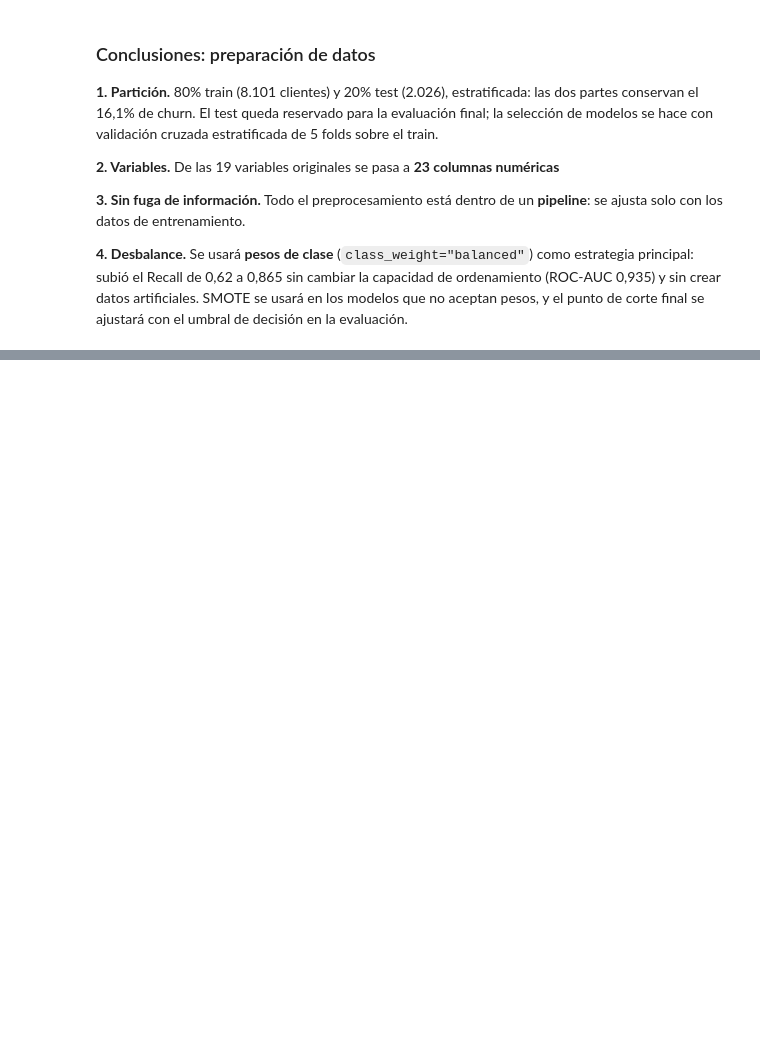
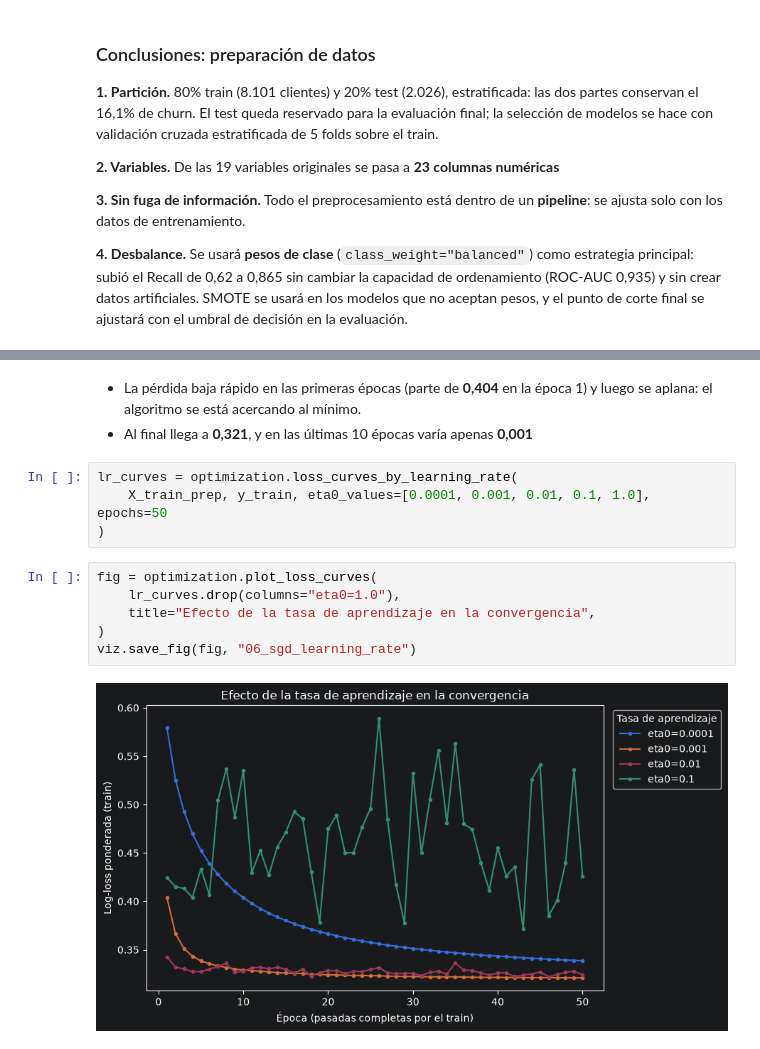
Before and after one commit to crissebasbol/bank_churn_prediction, a Jupyter notebook: notebooks/churn_analysis.ipynb, the cells around one changed output, grey strips where cells are left out. Drawn from its saved outputs; the diff is of its cells as text; blank space fills up the shorter version.

```diff
--- a/notebooks/churn_analysis.ipynb
+++ b/notebooks/churn_analysis.ipynb
@@ -660,0 +691,15 @@ training.format_cv_summary(imbalance_summary)
+# %% [markdown]
+- La pérdida baja rápido en las primeras épocas (parte de **0,404** en la época 1) y luego se aplana: el algoritmo se está acercando al mínimo.
+- Al final llega a **0,321**, y en las últimas 10 épocas varía apenas **0,001**
+# %%
+lr_curves = optimization.loss_curves_by_learning_rate(
+    X_train_prep, y_train, eta0_values=[0.0001, 0.001, 0.01, 0.1, 1.0], epochs=50
+)
+# %%
+fig = optimization.plot_loss_curves(
+    lr_curves.drop(columns="eta0=1.0"),
+    title="Efecto de la tasa de aprendizaje en la convergencia",
+)
+viz.save_fig(fig, "06_sgd_learning_rate")
+# %% [output]
+[figure, added]
```
Also changed, not shown: parts of 81 cells of this notebook, 16 other files.
